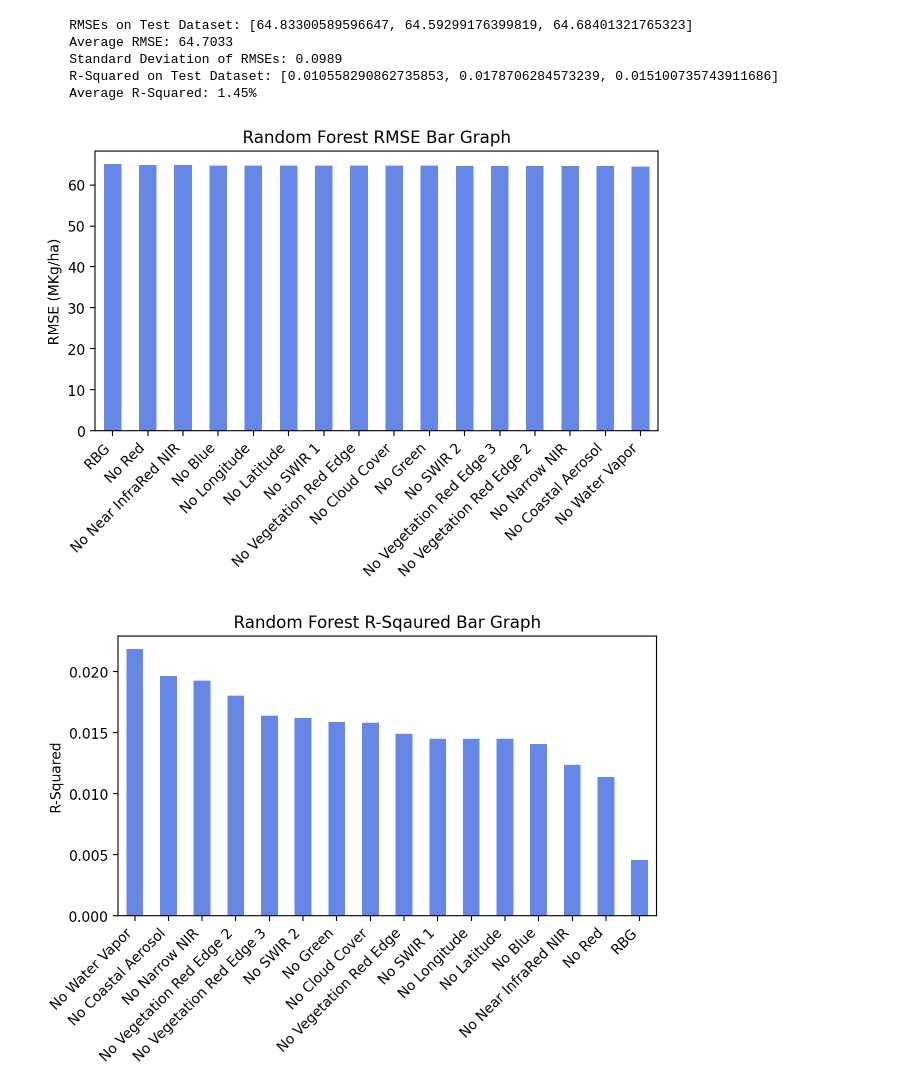
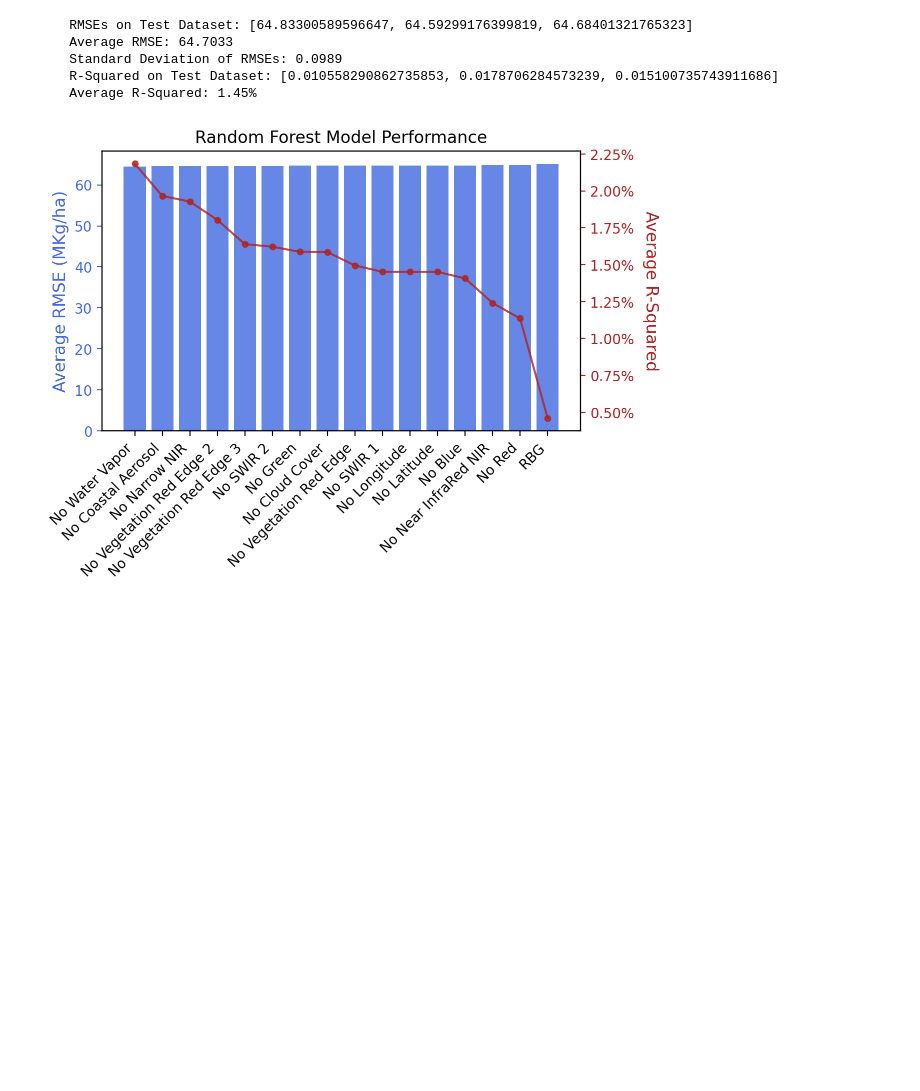
Before and after one commit to heath3rq/ML_Machine-Learning-Biomass-Density-Estimation, a Jupyter notebook: random_forest.ipynb, the cells around one changed output. Cells and saved outputs as stored; diff of their text form; code cells hidden in the pictures; blank space fills up the shorter version.

Commit message:
add Pareto chart

```diff
--- a/random_forest.ipynb
+++ b/random_forest.ipynb
@@ -481,30 +482,47 @@ experiment(x_train_wo_evi[:, :45], x_test_wo_evi[:, :45])
     Standard Deviation of RMSEs: 0.0989
     R-Squared on Test Dataset: [0.010558290862735853, 0.0178706284573239, 0.015100735743911686]
     Average R-Squared: 1.45%
-# %%
-def sorted_bar_graph_no_sd(values: np.ndarray, x_labels: list[str], title: str, y_label: str) -> None:
-    """Plot sorted bar graph with no standard deviation for RMSE and R-Squared."""
-    # create tuples of importance scores and labels, sort by importance scores
-    sorted_data = sorted(zip(values, x_labels), reverse=True)
-
-    # unpack sorted importance scores and labels into separate lists
-    sorted_values, sorted_x_labels = zip(*sorted_data)
-
-    fig, ax = plt.subplots()
-    forest_importances = pd.Series(sorted_values, index=sorted_x_labels)
-    forest_importances.plot.bar(ax=ax, alpha=0.8, color="royalblue")
-    ax.set_title(title)
-    ax.set_xticks(range(len(sorted_x_labels)),
-                  sorted_x_labels, rotation=45, ha="right")
-    ax.set_ylabel(y_label)
-    fig.tight_layout()
-    plt.show()
-
-
-sorted_bar_graph_no_sd(avg_rmse_lst, experiments,
-                       "Random Forest RMSE Bar Graph", "RMSE (MKg/ha)")
-sorted_bar_graph_no_sd(avg_r_squared_lst, experiments,
-                       "Random Forest R-Sqaured Bar Graph", "R-Squared")
-# %% [output]
-[figure, removed]
-[figure, removed]
+# %%
+# create tuples of importance scores and labels, sort by importance scores
+avg_r_squared_percent = np.array(avg_r_squared_lst)*100
+sorted_data = sorted(zip(avg_r_squared_percent, experiments, avg_rmse_lst), reverse=True)
+
+# unpack sorted importance scores and labels into separate lists
+sorted_r_squared, sorted_x_labels, sorted_rmse = zip(*sorted_data)
+
+# Convert lists/arrays to dataframes
+df = pd.DataFrame (sorted_data, columns = ['Average R-Squared', 'Experiments', 'Average RMSE'])
+
+#define aesthetics for plot
+color1 = 'royalblue'
+color2 = 'firebrick'
+
+#create basic bar plot
+fig, ax = plt.subplots()
+ax.bar(df['Experiments'], df['Average RMSE'], color=color1,alpha=0.8)
+
+#add cumulative percentage line to plot
+ax2 = ax.twinx()
+ax2.plot(df['Experiments'], df['Average R-Squared'], color=color2, marker="o", ms=4, alpha=0.8)
+ax2.yaxis.set_major_formatter(PercentFormatter())
+
+#specify axis colors
+ax.tick_params(axis='y', colors=color1)
+ax2.tick_params(axis='y', colors=color2)
+
+ax.set_title("Random Forest Model Performance")
+ax.set_xticks(range(len(sorted_x_labels)))
+ax.set_xticklabels(sorted_x_labels, rotation=45, ha="right")
+ax.set_ylabel("Average RMSE (MKg/ha)", c=color1, fontsize = 12)
+ax2.set_ylabel("Average R-Squared", rotation=270, labelpad=18, c=color2, fontsize = 12)
+
+# # adjust position of ax2
+# ax2_pos = ax2.get_position()
+# ax2.set_position([ax2_pos.x0, ax2_pos.y0, ax2_pos.width, ax2_pos.height])
+
+fig.tight_layout()
+
+#display Pareto chart
+plt.show()
+# %% [output]
+[figure, added]
```
Also changed, not shown: parts of 1 cell of this notebook.
